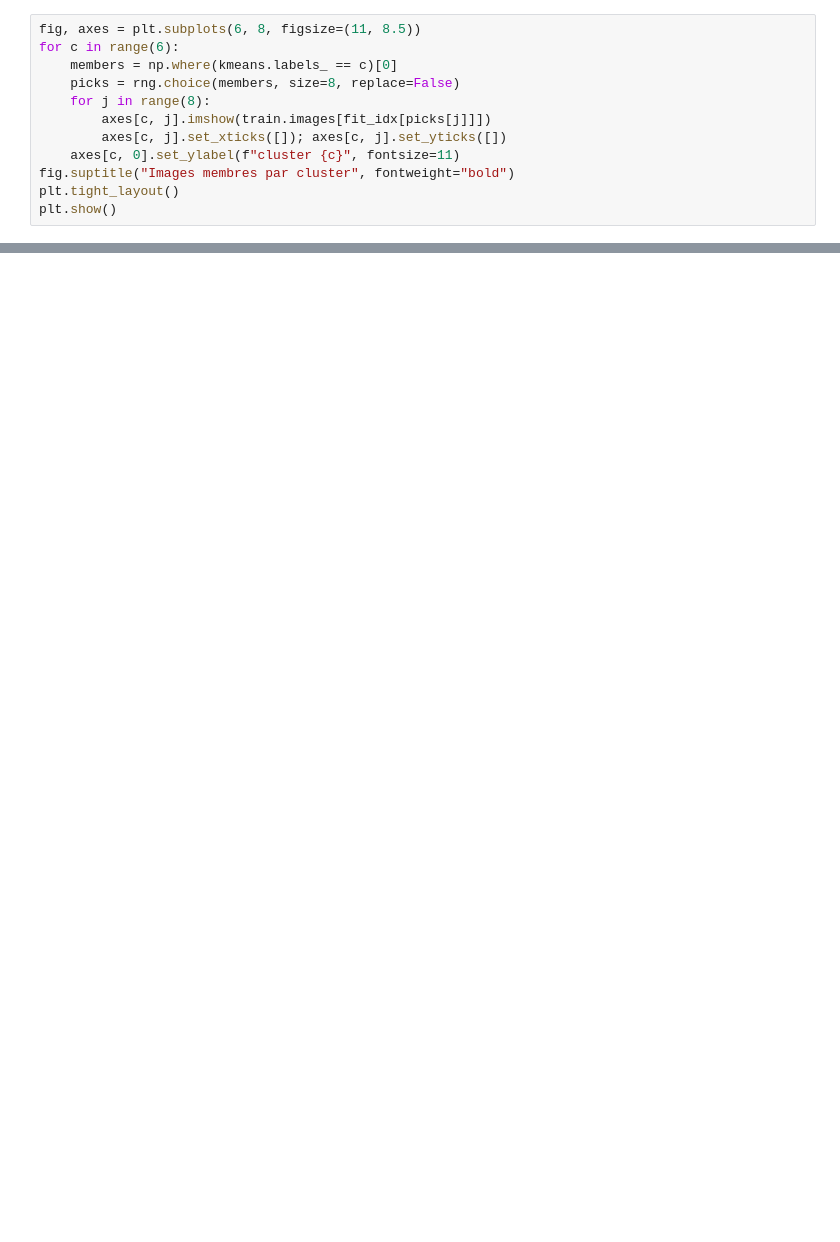
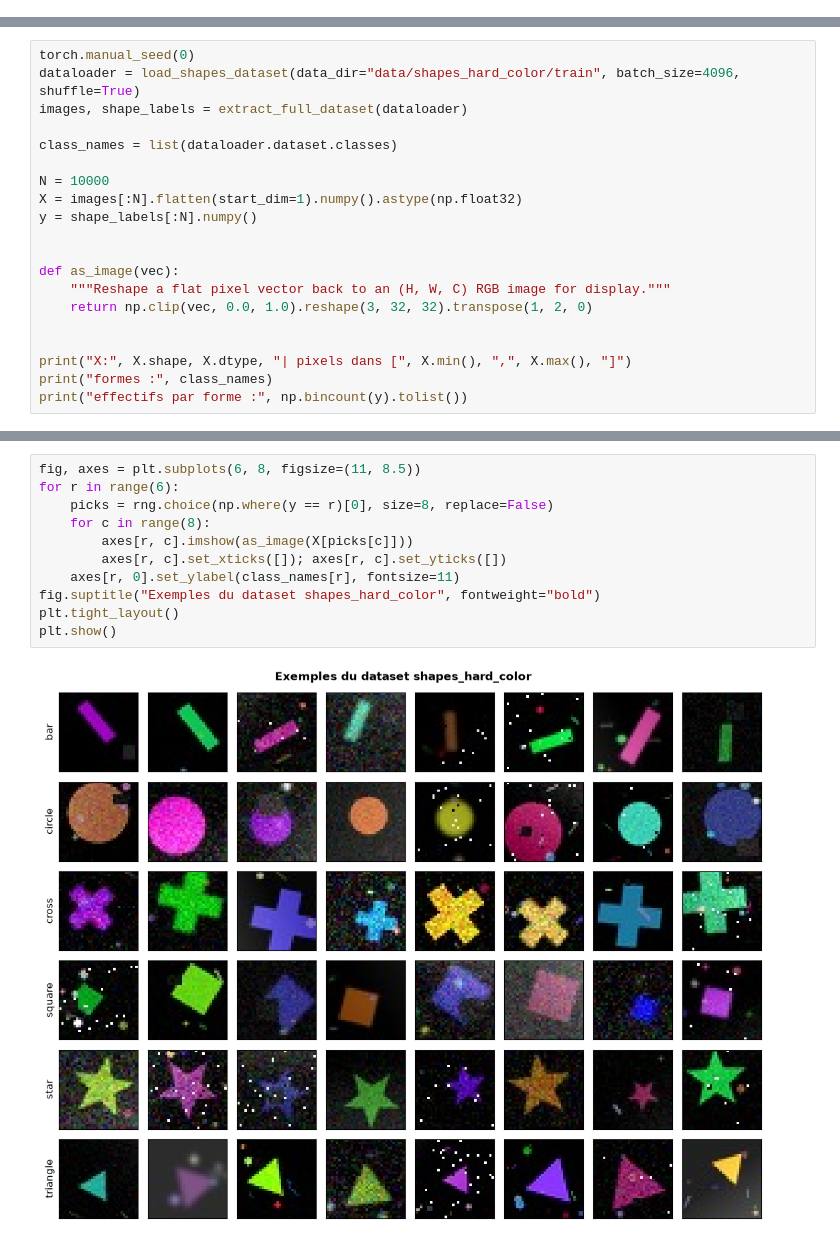
Before and after one commit to magicAyyub/unsupervised, a Jupyter notebook: notebooks/01_kmeans_shapes.ipynb, the cells around one changed output, grey strips where cells are left out. Drawn from its saved outputs; the diff is of its cells as text; blank space fills up the shorter version.

```diff
--- a/notebooks/01_kmeans_shapes.ipynb
+++ b/notebooks/01_kmeans_shapes.ipynb
@@ -168,12 +0,0 @@ une géométrie.
-# %%
-fig, axes = plt.subplots(6, 8, figsize=(11, 8.5))
-for c in range(6):
-    members = np.where(kmeans.labels_ == c)[0]
-    picks = rng.choice(members, size=8, replace=False)
-    for j in range(8):
-        axes[c, j].imshow(train.images[fit_idx[picks[j]]])
-        axes[c, j].set_xticks([]); axes[c, j].set_yticks([])
-    axes[c, 0].set_ylabel(f"cluster {c}", fontsize=11)
-fig.suptitle("Images membres par cluster", fontweight="bold")
-plt.tight_layout()
-plt.show()
@@ -395,0 +40,20 @@ d'échantillonner de nouvelles images.
+# %%
+torch.manual_seed(0)
+dataloader = load_shapes_dataset(data_dir="data/shapes_hard_color/train", batch_size=4096, shuffle=True)
+images, shape_labels = extract_full_dataset(dataloader)
+
+class_names = list(dataloader.dataset.classes)
+
+N = 10000
+X = images[:N].flatten(start_dim=1).numpy().astype(np.float32)
+y = shape_labels[:N].numpy()
+
+
+def as_image(vec):
+    """Reshape a flat pixel vector back to an (H, W, C) RGB image for display."""
+    return np.clip(vec, 0.0, 1.0).reshape(3, 32, 32).transpose(1, 2, 0)
+
+
+print("X:", X.shape, X.dtype, "| pixels dans [", X.min(), ",", X.max(), "]")
+print("formes :", class_names)
+print("effectifs par forme :", np.bincount(y).tolist())
@@ -395,0 +64,13 @@ d'échantillonner de nouvelles images.
+# %%
+fig, axes = plt.subplots(6, 8, figsize=(11, 8.5))
+for r in range(6):
+    picks = rng.choice(np.where(y == r)[0], size=8, replace=False)
+    for c in range(8):
+        axes[r, c].imshow(as_image(X[picks[c]]))
+        axes[r, c].set_xticks([]); axes[r, c].set_yticks([])
+    axes[r, 0].set_ylabel(class_names[r], fontsize=11)
+fig.suptitle("Exemples du dataset shapes_hard_color", fontweight="bold")
+plt.tight_layout()
+plt.show()
+# %% [output]
+[figure, added]
```
Also changed, not shown: parts of 58 cells of this notebook, 4 other files.
